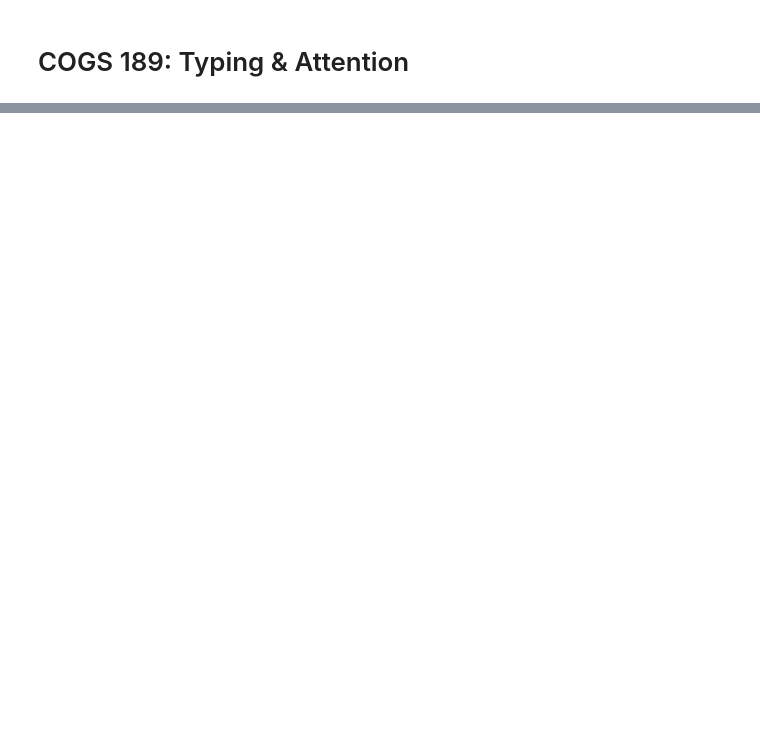
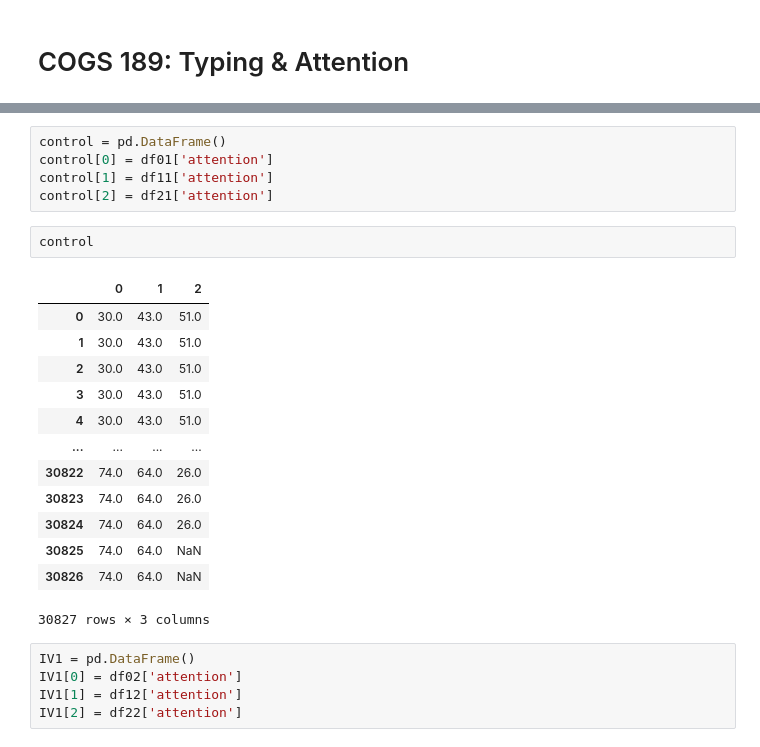
Before and after one commit to jjohashi/typing-attention, a Jupyter notebook: attention-analysis.ipynb, the cells around one changed output, grey strips where cells are left out. Cells and saved outputs as stored; diff of their text form; blank space fills up the shorter version.

```diff
--- a/attention-analysis.ipynb
+++ b/attention-analysis.ipynb
@@ -33,0 +115,26 @@ tester
+# %%
+control = pd.DataFrame()
+control[0] = df01['attention']
+control[1] = df11['attention']
+control[2] = df21['attention']
+# %%
+control
+# %% [output]
+|  | 0 | 1 | 2 |
+| 0 | 30.0 | 43.0 | 51.0 |
+| 1 | 30.0 | 43.0 | 51.0 |
+| 2 | 30.0 | 43.0 | 51.0 |
+| 3 | 30.0 | 43.0 | 51.0 |
+| 4 | 30.0 | 43.0 | 51.0 |
+| ... | ... | ... | ... |
+| 30822 | 74.0 | 64.0 | 26.0 |
+| 30823 | 74.0 | 64.0 | 26.0 |
+| 30824 | 74.0 | 64.0 | 26.0 |
+| 30825 | 74.0 | 64.0 | NaN |
+| 30826 | 74.0 | 64.0 | NaN |
+30827 rows × 3 columns
+# %%
+IV1 = pd.DataFrame()
+IV1[0] = df02['attention']
+IV1[1] = df12['attention']
+IV1[2] = df22['attention']
```
Also changed, not shown: parts of 37 cells of this notebook, 21 other files.
